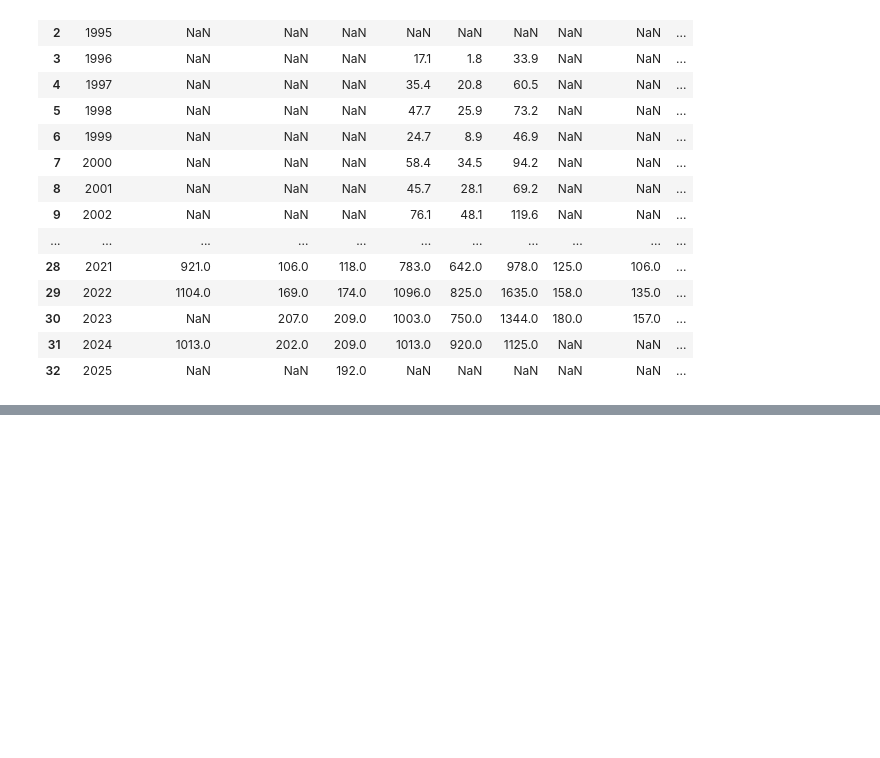
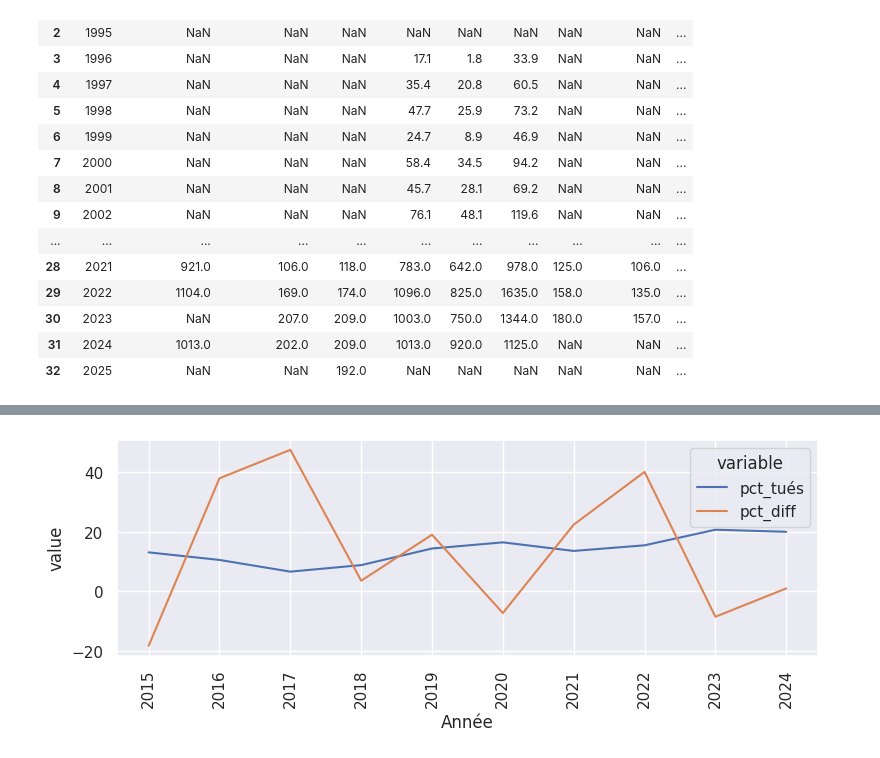
Before and after one commit to dthonon/pna_loup_suivi, a Jupyter notebook: notebook/Suivi_population_loups.ipynb, the cells around one changed output, grey strips where cells are left out. Saved outputs shown, nothing was run; the diff lists cells and outputs as text; code cells hidden in the pictures; blank space fills up the shorter version.

```diff
--- a/notebook/Suivi_population_loups.ipynb
+++ b/notebook/Suivi_population_loups.ipynb
@@ -80,0 +70,7 @@ sns.axes_style()
+# %%
+dfl = pd.melt(population[["Année", "pct_tués", "pct_diff"]].loc[(population["Année"] > 2014)], ["Année"])
+popl = sns.lineplot(data=dfl, x="Année", y="value", hue="variable");
+popl.set_xticks(range(2015, 2025));
+popl.set_xticklabels(popl.get_xticklabels(), rotation='vertical');
+# %% [output]
+[figure, added]
```
Also changed, not shown: parts of 5 cells of this notebook, 2 other files.
